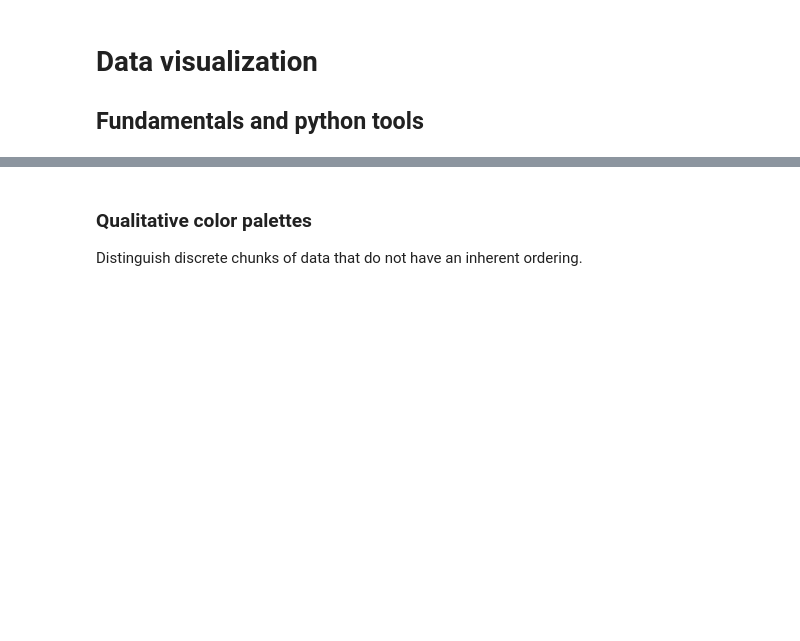
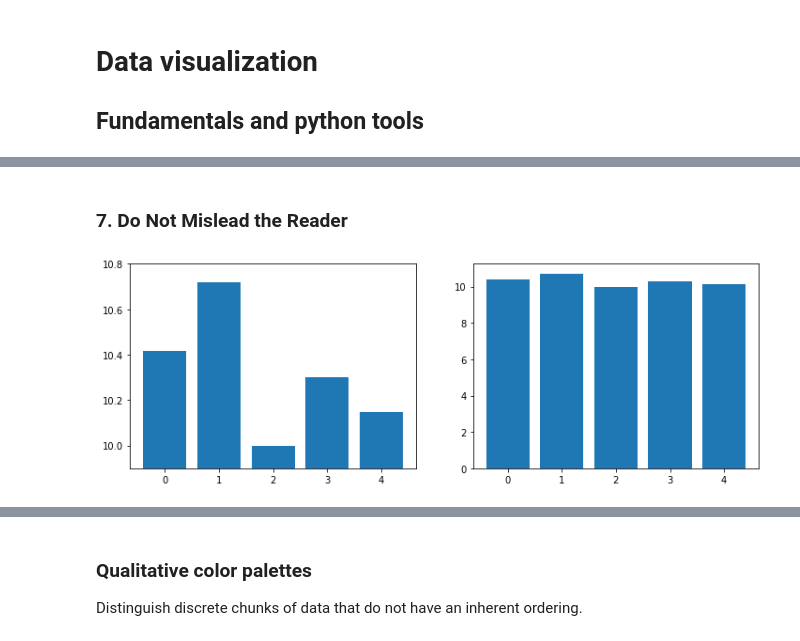
Before and after one commit to BielStela/Curs_UB, a Jupyter notebook: dia_3/DataViz/dataviz.ipynb, the cells around one changed output, grey strips where cells are left out. Cells and saved outputs as stored; diff of their text form; code cells hidden in the pictures; blank space fills up the shorter version.

```diff
--- a/dia_3/DataViz/dataviz.ipynb
+++ b/dia_3/DataViz/dataviz.ipynb
@@ -36,0 +51,22 @@ G. Alain, Y. Bengio. _Understanding intermediate layers using linear classifier
+# %% [markdown]
+### 7. Do Not Mislead the Reader
+# %%
+import numpy as np
+import matplotlib.pyplot as plt
+
+np.random.seed(1)
+data = np.random.rand(5)+10
+x = np.arange(5)
+
+fig = plt.figure(figsize=(12,4))
+
+ax1 = fig.add_subplot(121)
+ax1.bar(x, data)
+ax1.set_ylim(9.9,10.8)
+
+ax2 = fig.add_subplot(122)
+ax2.bar(x, data)
+
+plt.show()
+# %% [output]
+[figure, added]
```
Also changed, not shown: parts of 24 cells of this notebook, 2 other files.
